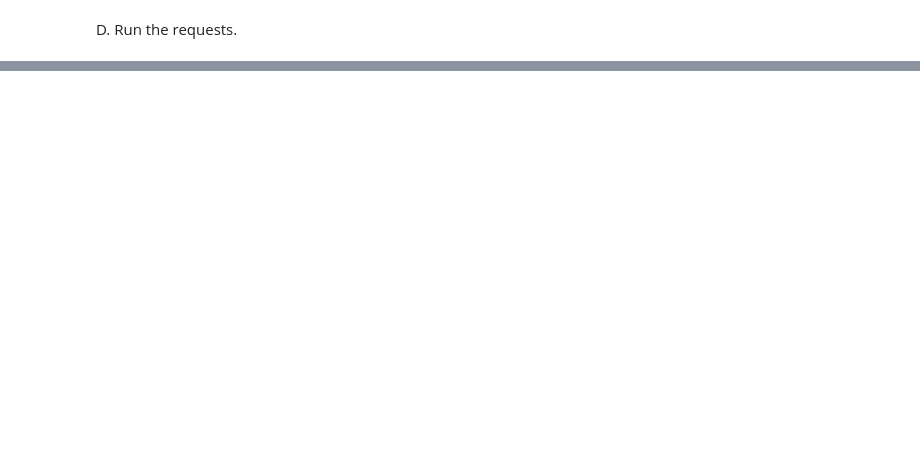
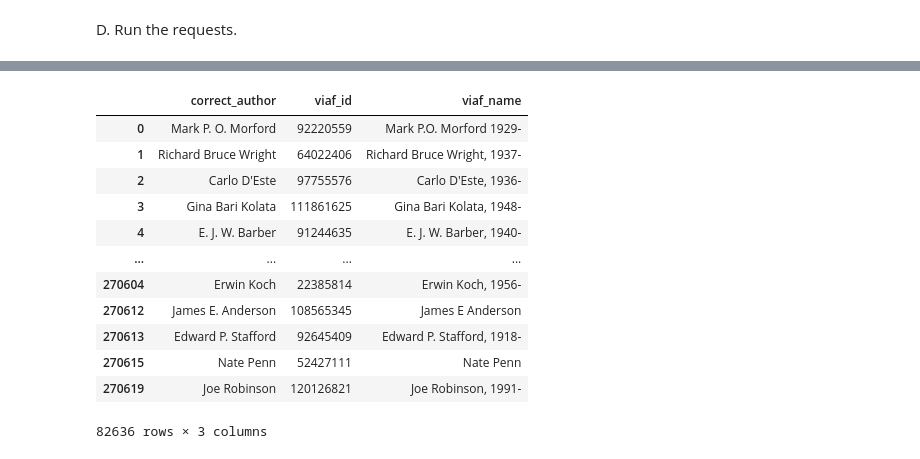
Before and after one commit to SavvinaDaniil/EnrichBookCrossing, a Jupyter notebook: All in one.ipynb, the cells around one changed output, grey strips where cells are left out. Drawn from its saved outputs; the diff is of its cells as text; code cells hidden in the pictures; blank space fills up the shorter version.

```diff
--- a/All in one.ipynb
+++ b/All in one.ipynb
@@ -578,0 +599,18 @@ len(books[books.viaf_id!=""])
+# %%
+authors_with_viaf = books_with_ISBN_results[["correct_author", "viaf_id", "viaf_name"]].loc[books.viaf_id!=""]
+# %%
+authors_with_viaf
+# %% [output]
+|  | correct_author | viaf_id | viaf_name |
+| 0 | Mark P. O. Morford | 92220559 | Mark P.O. Morford 1929- |
+| 1 | Richard Bruce Wright | 64022406 | Richard Bruce Wright, 1937- |
+| 2 | Carlo D'Este | 97755576 | Carlo D'Este, 1936- |
+| 3 | Gina Bari Kolata | 111861625 | Gina Bari Kolata, 1948- |
+| 4 | E. J. W. Barber | 91244635 | E. J. W. Barber, 1940- |
+| ... | ... | ... | ... |
+| 270604 | Erwin Koch | 22385814 | Erwin Koch, 1956- |
+| 270612 | James E. Anderson | 108565345 | James E Anderson |
+| 270613 | Edward P. Stafford | 92645409 | Edward P. Stafford, 1918- |
+| 270615 | Nate Penn | 52427111 | Nate Penn |
+| 270619 | Joe Robinson | 120126821 | Joe Robinson, 1991- |
+82636 rows × 3 columns
```
Also changed, not shown: parts of 11 cells of this notebook, 4 other files.
